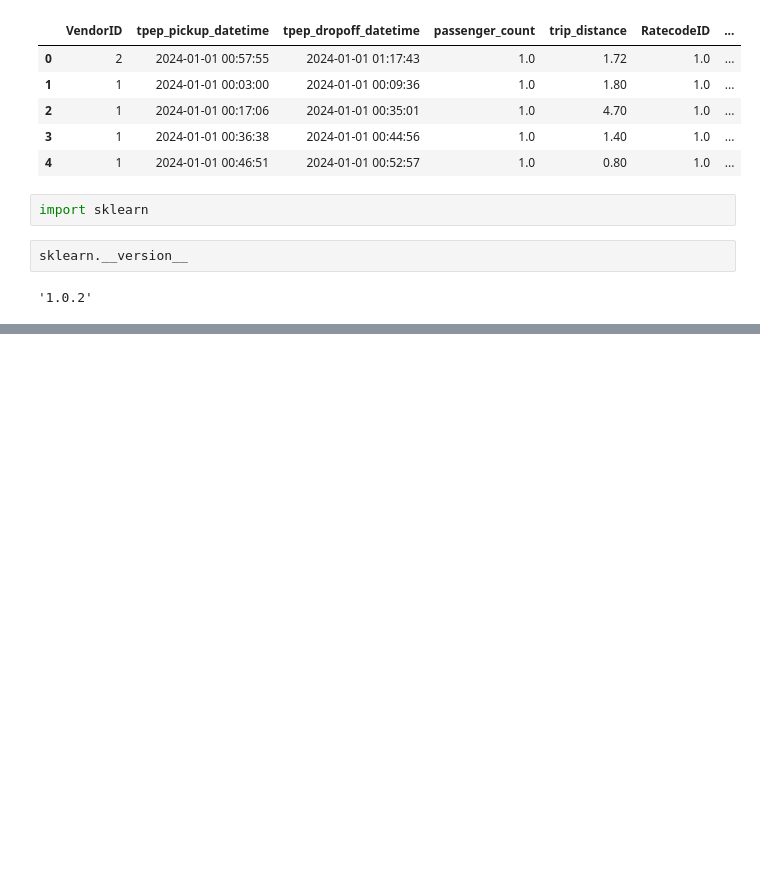
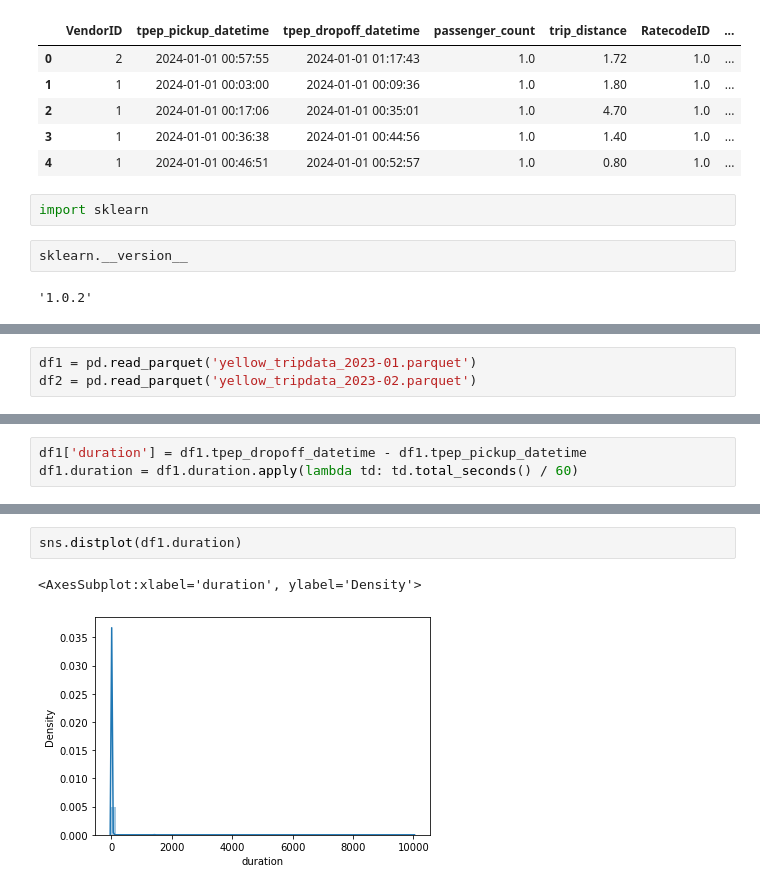
Before and after one commit to fabriciosaga/mlops-zoomcamp, a Jupyter notebook: 01-intro/homework.ipynb, the cells around one changed output, grey strips where cells are left out. Cells and saved outputs as stored; diff of their text form; blank space fills up the shorter version.

```diff
--- a/01-intro/homework.ipynb
+++ b/01-intro/homework.ipynb
@@ -23,0 +71,3 @@ sklearn.__version__
+# %%
+df1 = pd.read_parquet('yellow_tripdata_2023-01.parquet')
+df2 = pd.read_parquet('yellow_tripdata_2023-02.parquet')
@@ -23,0 +100,3 @@ sklearn.__version__
+# %%
+df1['duration'] = df1.tpep_dropoff_datetime - df1.tpep_pickup_datetime
+df1.duration = df1.duration.apply(lambda td: td.total_seconds() / 60)
@@ -23,0 +119,5 @@ sklearn.__version__
+# %%
+sns.distplot(df1.duration)
+# %% [output]
+<AxesSubplot:xlabel='duration', ylabel='Density'>
+[figure, added]
```
Also changed, not shown: parts of 35 cells of this notebook, 3 other files.
